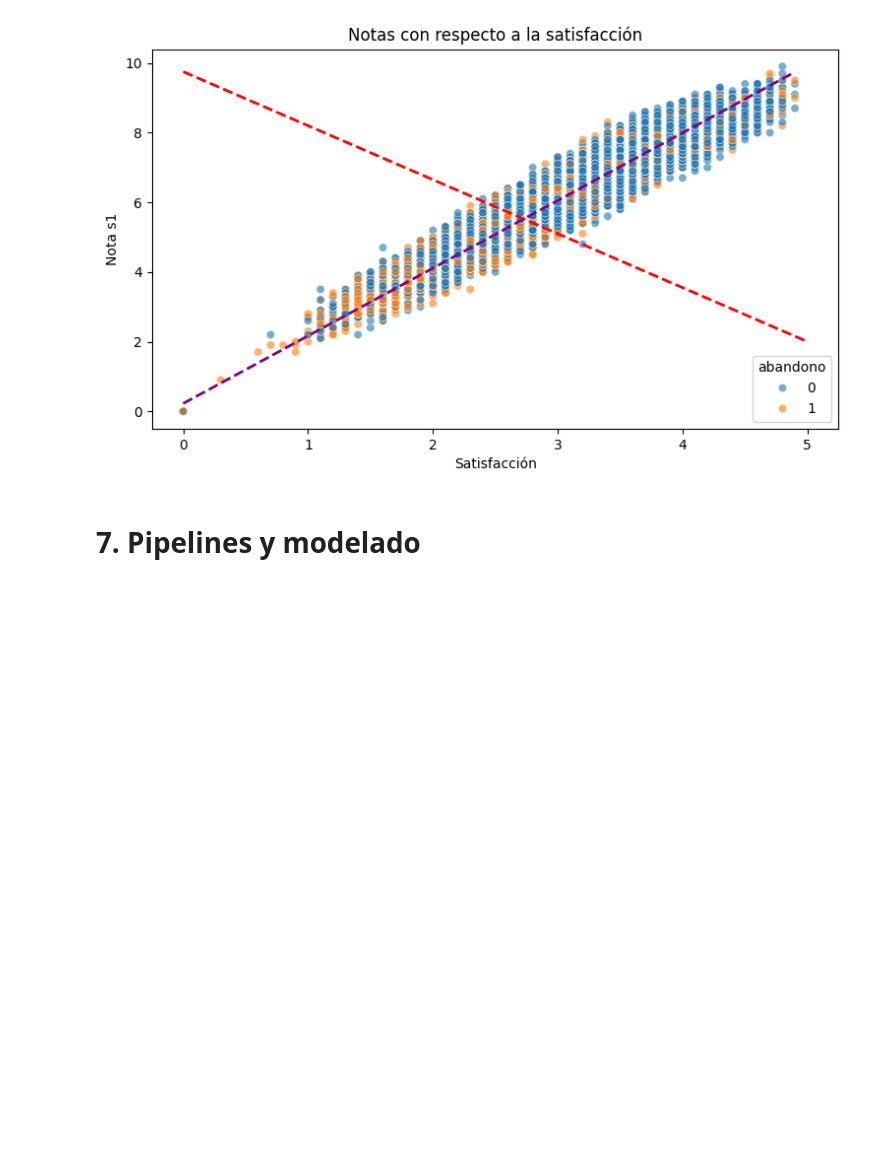
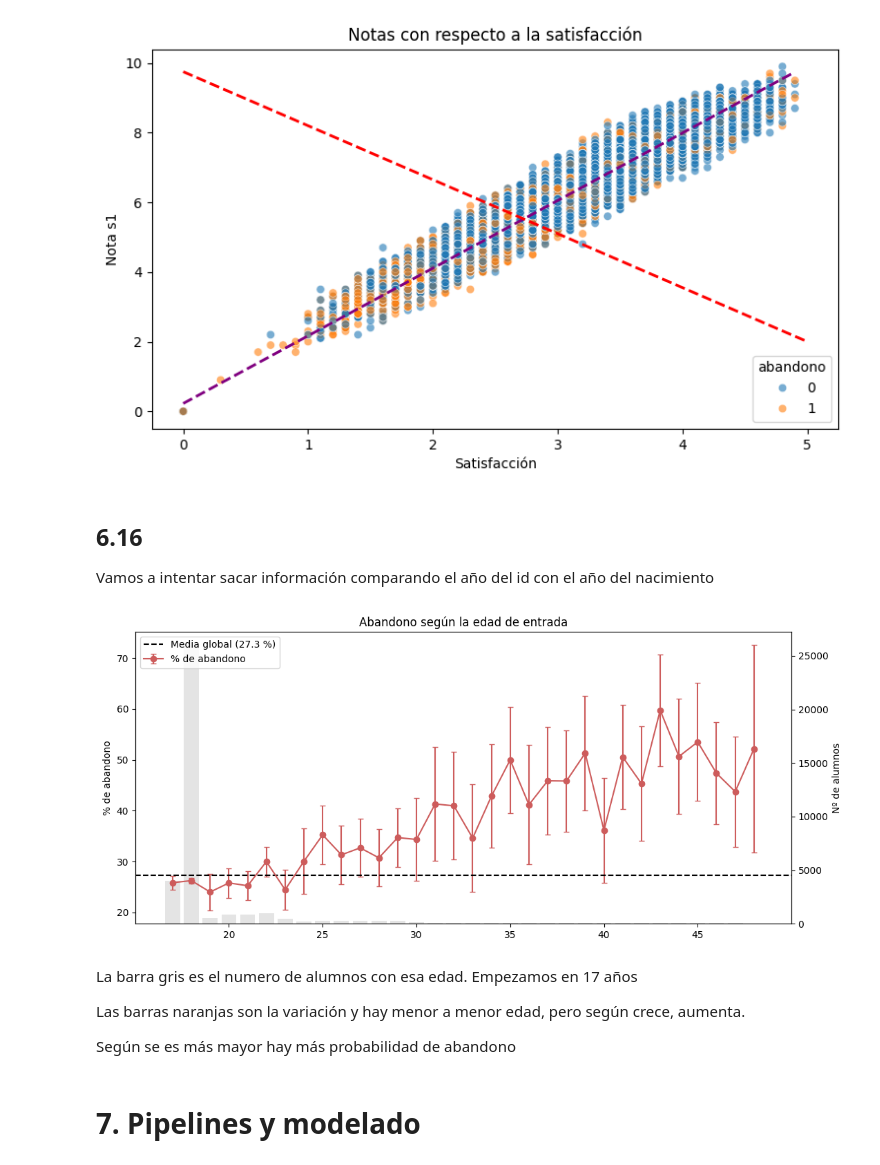
Before and after one commit to GuillermoMorcillo/Practica1Mineria, a Jupyter notebook: Práctica 1 - Análisis, procesamiento y validación .ipynb, the cells around one changed output. Drawn from its saved outputs; the diff is of its cells as text; code cells hidden in the pictures; blank space fills up the shorter version.

```diff
--- a/Práctica 1 - Análisis, procesamiento y validación .ipynb
+++ b/Práctica 1 - Análisis, procesamiento y validación .ipynb
@@ -1618,6 +1618,71 @@ Try using .loc[row_indexer,col_indexer] = value instead
 See the caveats in the documentation: https://pandas.pydata.org/pandas-docs/stable/user_guide/indexing.html#returning-a-view-versus-a-copy
   df_satisfaccion_s1["nota_s1"] = limpiarNumeros(df_satisfaccion_s1["nota_s1"].fillna("0.0"))
 [figure]
+# %% [markdown]
+## 6.16
+
+Vamos a intentar sacar información comparando el año del id con el año del nacimiento
+# %%
+def separar_id(df, columna="id"):
+    return df[columna].str.split("-")
+
+def separar_nacimiento(df, columna="nacimiento"): #Vamos a sacar la edad con la que entran a la carrera restando pos
+    return df[columna].str.split("-")
+
+
+# print(separar_id(df))
+# print("NACIMIENTO")
+# print(separar_nacimiento(df))
+
+def degree_entry_age(df):
+    vector_id=separar_id(df)
+    vector_born_year=separar_nacimiento(df)
+
+    vector_age = vector_id.str[1].astype(int)-vector_born_year.str[0].astype(int)
+    return vector_age
+
+def abandonment_average(df,columna="abandono" ):
+    ages=degree_entry_age(df) #Para agrupar por edad
+    ages_average=df[columna].groupby(ages).mean().sort_index()
+
+    return ages_average
+
+def grafica_abandono_edad(df, columna="abandono"):
+    ages = degree_entry_age(df)
+    t = df[columna].groupby(ages).agg(["mean", "size"]).sort_index()
+    t["err"] = 1.96 * np.sqrt(t["mean"] * (1 - t["mean"]) / t["size"])  # IC 95 % aproximado
+
+    fig, ax_barras = plt.subplots(figsize=(11, 5))
+
+    # Barras de fondo: cuántos alumnos hay con cada edad (eje derecho)
+    ax_barras.bar(t.index, t["size"], color="lightgray", alpha=0.6)
+    ax_barras.set_ylabel("Nº de alumnos")
+
+    # Línea de la media de abandono (eje izquierdo, encima de las barras)
+    ax = ax_barras.twinx()
+    ax_barras.yaxis.tick_right(); ax_barras.yaxis.set_label_position("right")
+    ax.yaxis.tick_left(); ax.yaxis.set_label_position("left")
+    ax.errorbar(t.index, t["mean"] * 100, yerr=t["err"] * 100,
+                fmt="o-", capsize=3, color="indianred", label="% de abandono")
+    ax.axhline(df[columna].mean() * 100, color="k", ls="--",
+               label=f"Media global ({df[columna].mean()*100:.1f} %)")
+    ax.set_ylabel("% de abandono")
+    ax.set_xlabel("Edad al entrar a la carrera")
+    ax.set_title("Abandono según la edad de entrada")
+    ax.legend(loc="upper left")
+    plt.tight_layout()
+    plt.show()
+    return t
+
+tabla_edad_v2 = grafica_abandono_edad(df)
+# %% [output]
+[figure, added]
+# %% [markdown]
+La barra gris es el numero de alumnos con esa edad. Empezamos en 17 años
+
+Las barras naranjas son la variación y hay menor a menor edad, pero según crece, aumenta.
+
+Según se es más mayor hay más probabilidad de abandono
 # %% [markdown]
 # 7. Pipelines y modelado
 # %% [markdown]
```
Also changed, not shown: parts of 2 cells of this notebook.
